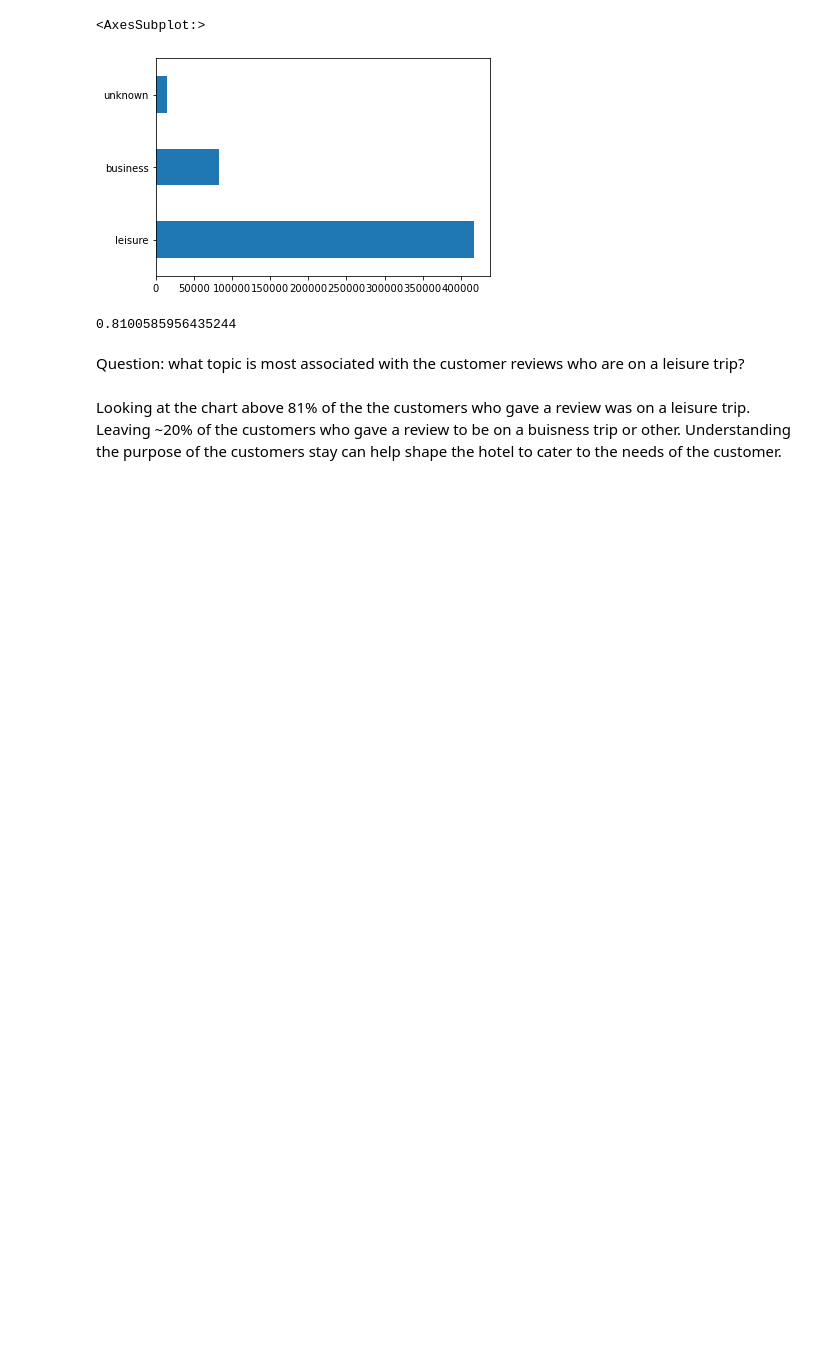
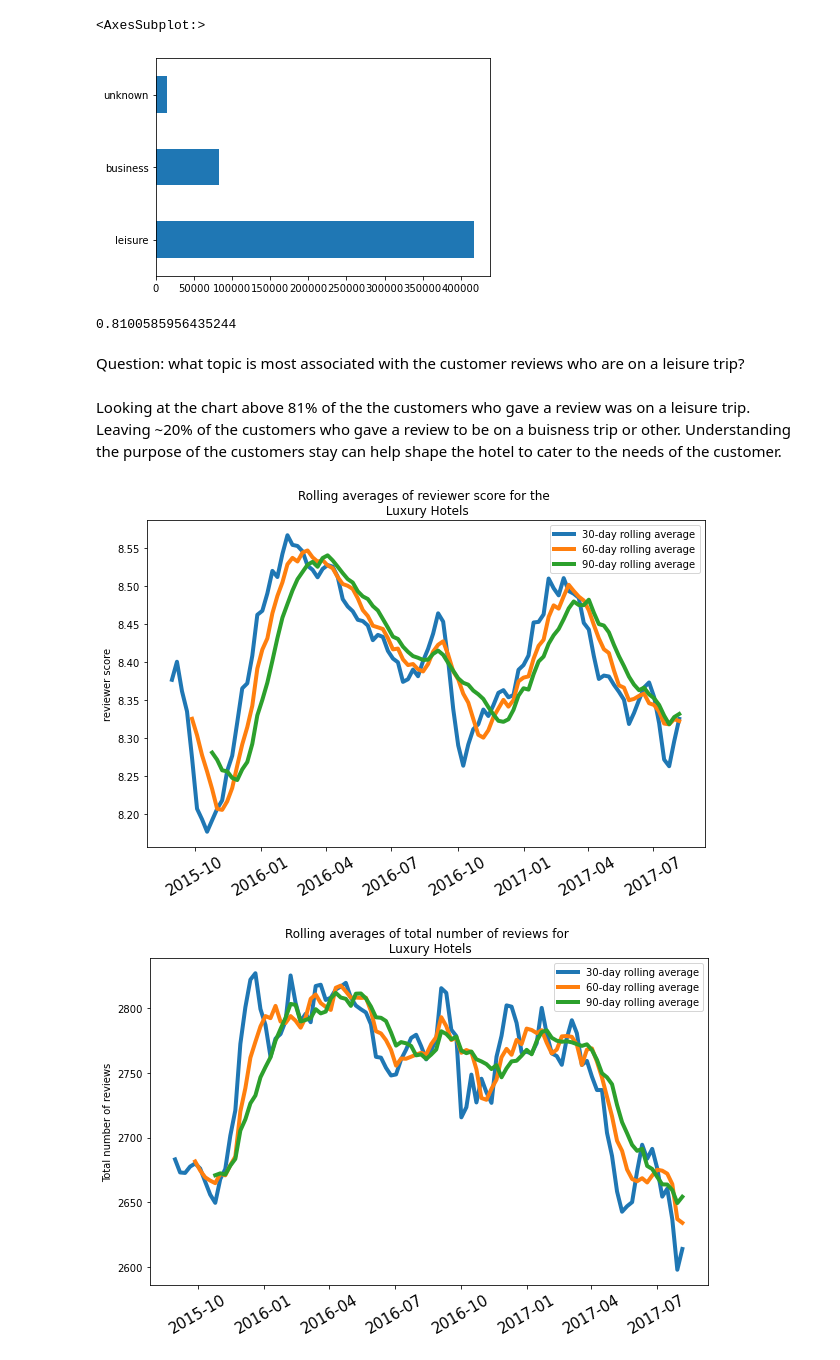
Before and after one commit to InPersonAnalysis/customer_review_capston, a Jupyter notebook: craig_exploration_2.ipynb, the cells around one changed output. Cells and saved outputs as stored; diff of their text form; code cells hidden in the pictures; blank space fills up the shorter version.

```diff
--- a/craig_exploration_2.ipynb
+++ b/craig_exploration_2.ipynb
@@ -567,0 +623,5 @@ Looking at the chart above 81% of the the customers who gave a review was on a l
+# %%
+hotel_data()
+# %% [output]
+[figure, added]
+[figure, added]
```
Also changed, not shown: parts of 33 cells of this notebook.
